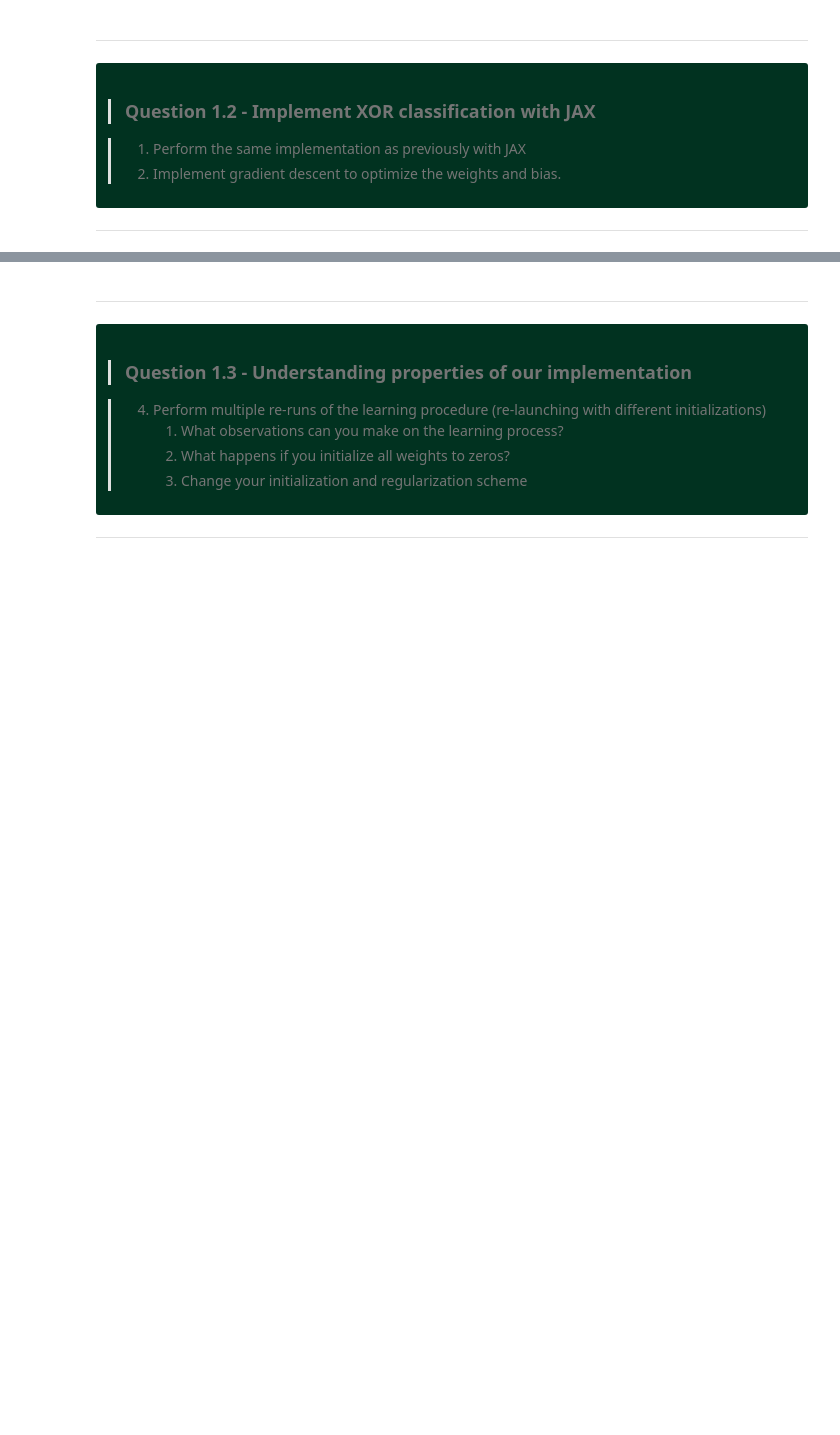
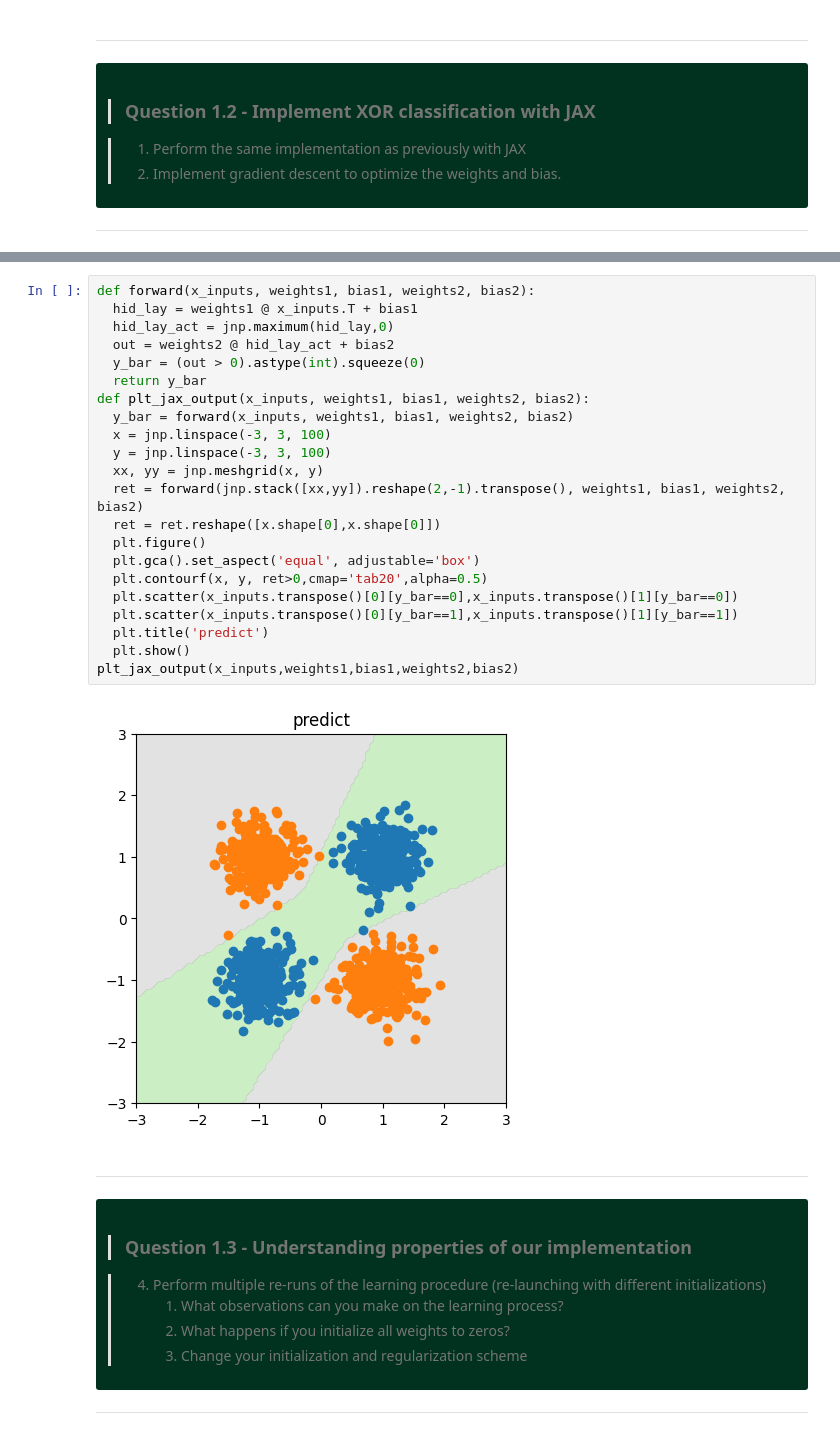
Before and after one commit to Oatsty/creative_ml, a Jupyter notebook: 02_neural_networks.ipynb, the cells around one changed output, grey strips where cells are left out. Saved outputs shown, nothing was run; the diff lists cells and outputs as text; blank space fills up the shorter version.

```diff
--- a/02_neural_networks.ipynb
+++ b/02_neural_networks.ipynb
@@ -481,3 +618,27 @@ bias2 = (np.random.randn(n_output, 1) * 0.01)
+# %%
+def forward(x_inputs, weights1, bias1, weights2, bias2):
+  hid_lay = weights1 @ x_inputs.T + bias1
+  hid_lay_act = jnp.maximum(hid_lay,0)
+  out = weights2 @ hid_lay_act + bias2
+  y_bar = (out > 0).astype(int).squeeze(0)
+  return y_bar
+def plt_jax_output(x_inputs, weights1, bias1, weights2, bias2):
+  y_bar = forward(x_inputs, weights1, bias1, weights2, bias2)
+  x = jnp.linspace(-3, 3, 100)
+  y = jnp.linspace(-3, 3, 100)
+  xx, yy = jnp.meshgrid(x, y)
+  ret = forward(jnp.stack([xx,yy]).reshape(2,-1).transpose(), weights1, bias1, weights2, bias2)
+  ret = ret.reshape([x.shape[0],x.shape[0]])
+  plt.figure()
+  plt.gca().set_aspect('equal', adjustable='box')
+  plt.contourf(x, y, ret>0,cmap='tab20',alpha=0.5)
+  plt.scatter(x_inputs.transpose()[0][y_bar==0],x_inputs.transpose()[1][y_bar==0])
+  plt.scatter(x_inputs.transpose()[0][y_bar==1],x_inputs.transpose()[1][y_bar==1])
+  plt.title('predict')
+  plt.show()
+plt_jax_output(x_inputs,weights1,bias1,weights2,bias2)
+# %% [output]
+[figure, added]
 # %% [markdown]
 ***
 
```
Also changed, not shown: parts of 40 cells of this notebook, 1 other file.
